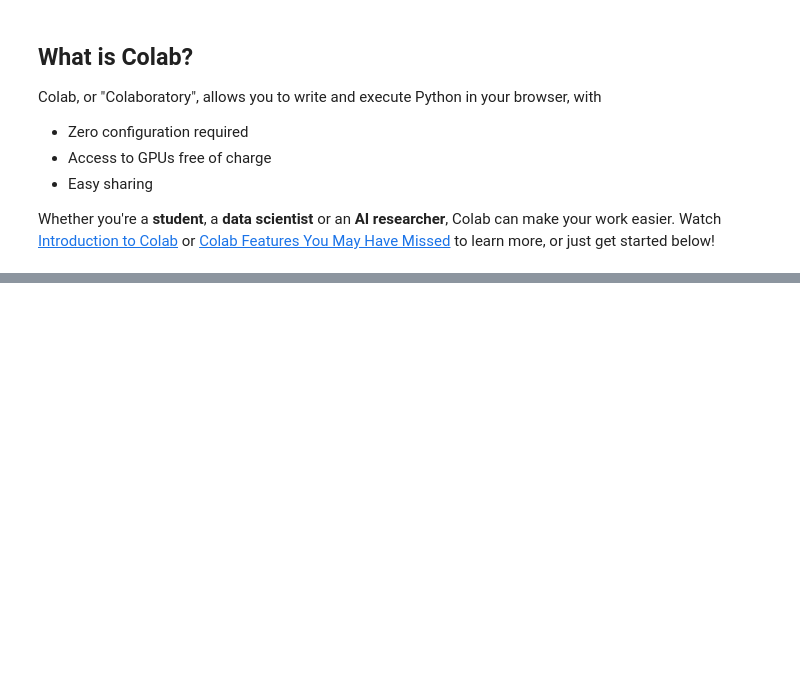
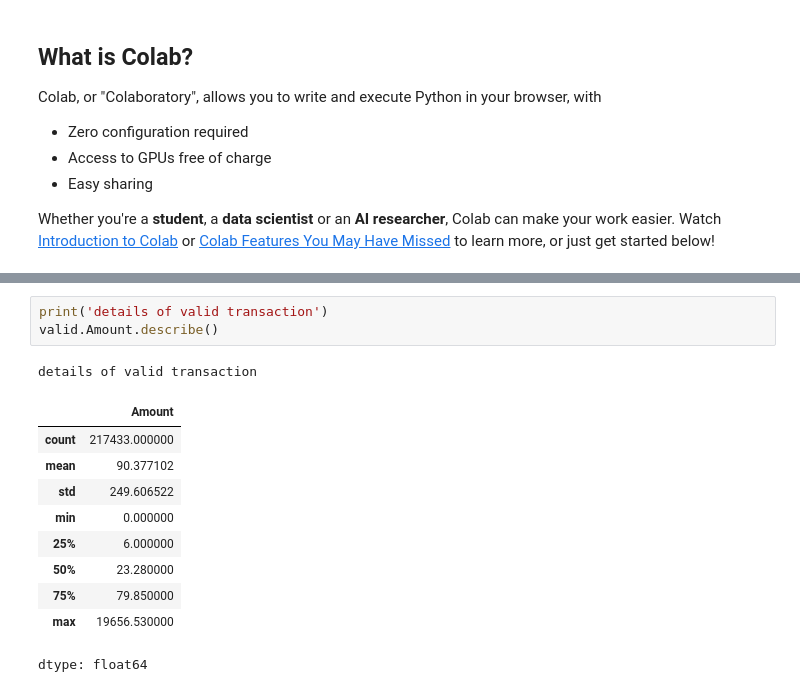
Before and after one commit to shalini3061/Projects, a Jupyter notebook: Credit Card Fraud Detection.ipynb, the cells around one changed output, grey strips where cells are left out. Drawn from its saved outputs; the diff is of its cells as text; blank space fills up the shorter version.

```diff
--- a/Credit Card Fraud Detection.ipynb
+++ b/Credit Card Fraud Detection.ipynb
@@ -47,0 +121,15 @@ Mini Project - Credit Card Fraud Detection
+# %%
+print('details of valid transaction')
+valid.Amount.describe()
+# %% [output]
+details of valid transaction
+|  | Amount |
+| count | 217433.000000 |
+| mean | 90.377102 |
+| std | 249.606522 |
+| min | 0.000000 |
+| 25% | 6.000000 |
+| 50% | 23.280000 |
+| 75% | 79.850000 |
+| max | 19656.530000 |
+dtype: float64
```
Also changed, not shown: parts of 14 cells of this notebook.
